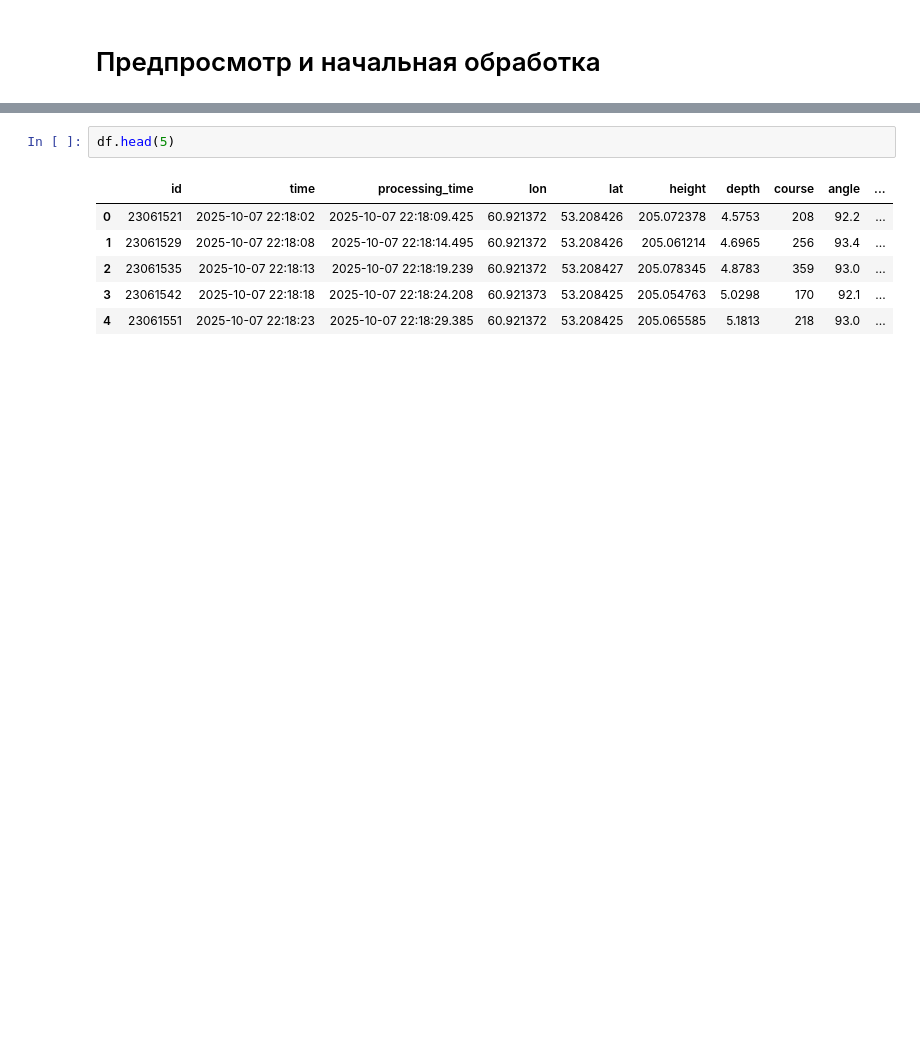
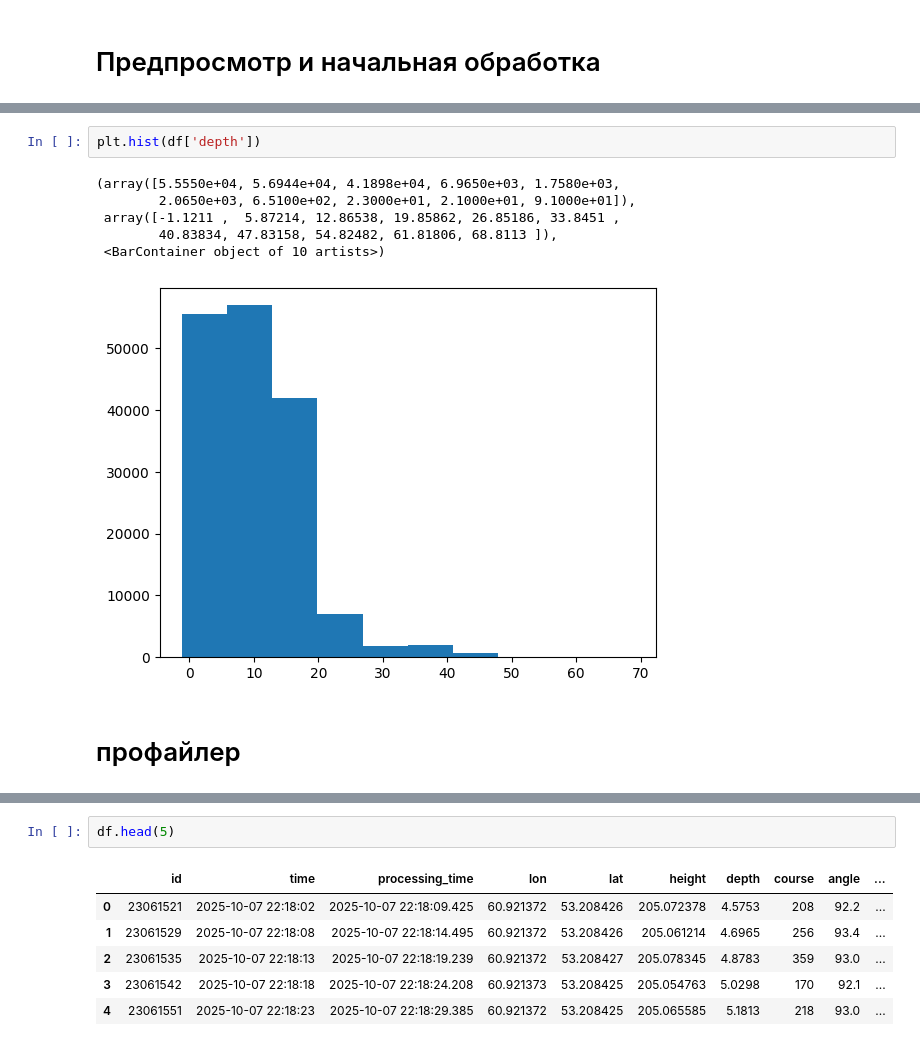
Before and after one commit to qa1roO/OptimalDrilling, a Jupyter notebook: pipeline.ipynb, the cells around one changed output, grey strips where cells are left out. Cells and saved outputs as stored; diff of their text form; blank space fills up the shorter version.

```diff
--- a/pipeline.ipynb
+++ b/pipeline.ipynb
@@ -14,0 +38,11 @@ df = pd.read_csv("datasets/dataset_1.csv")
+# %%
+plt.hist(df['depth'])
+# %% [output]
+(array([5.5550e+04, 5.6944e+04, 4.1898e+04, 6.9650e+03, 1.7580e+03,
+        2.0650e+03, 6.5100e+02, 2.3000e+01, 2.1000e+01, 9.1000e+01]),
+ array([-1.1211 ,  5.87214, 12.86538, 19.85862, 26.85186, 33.8451 ,
+        40.83834, 47.83158, 54.82482, 61.81806, 68.8113 ]),
+ <BarContainer object of 10 artists>)
+[figure, added]
+# %% [markdown]
+<h1> профайлер
```
Also changed, not shown: parts of 42 cells of this notebook, 9 other files.
